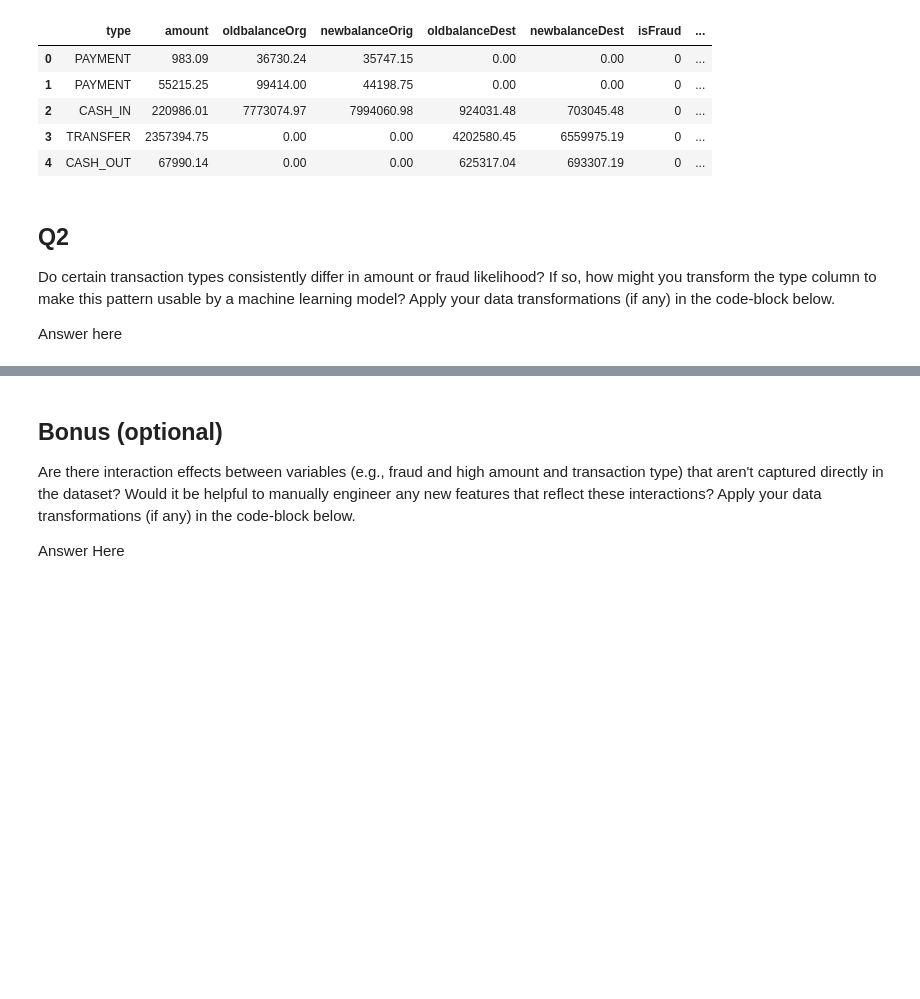
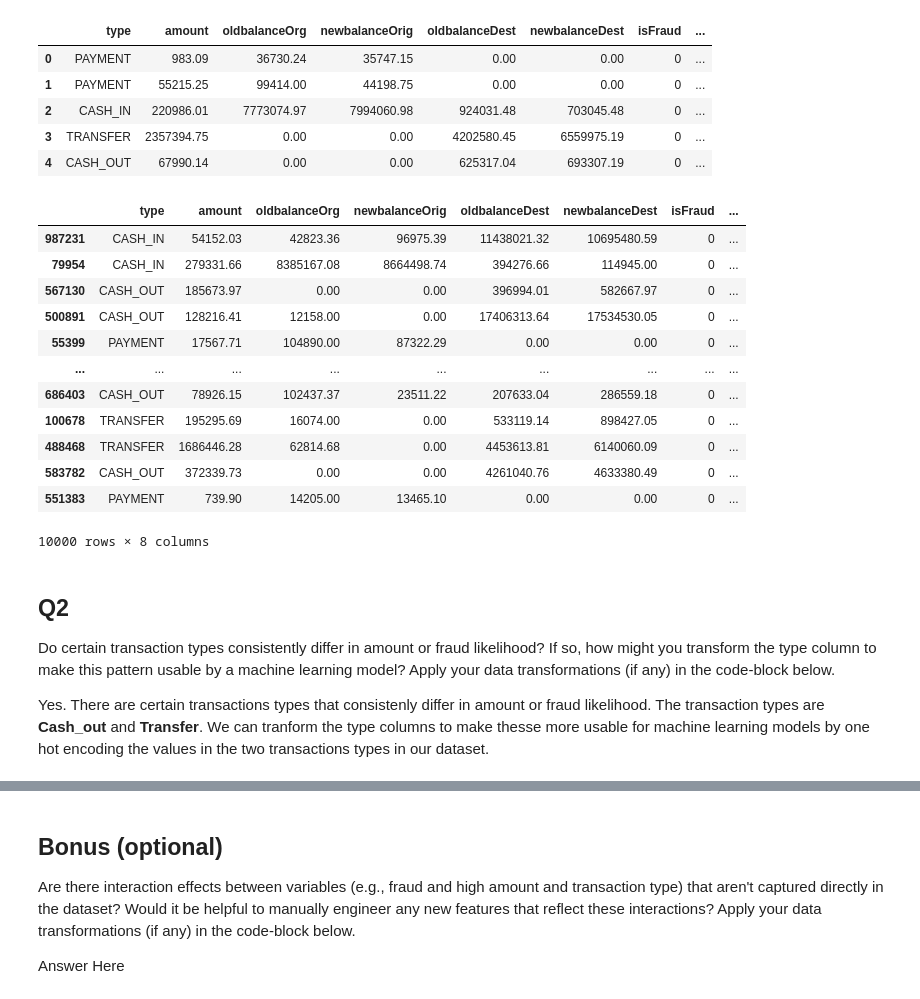
Before and after one commit to dwilliams170/Fraud_Detection_Squad, a Jupyter notebook: notebooks/transform.ipynb, the cells around one changed output, grey strips where cells are left out. Saved outputs shown, nothing was run; the diff lists cells and outputs as text; code cells hidden in the pictures; blank space fills up the shorter version.

```diff
--- a/notebooks/transform.ipynb
+++ b/notebooks/transform.ipynb
@@ -79,9 +90,27 @@ transaction_updated.head()
 | 2 | CASH_IN | 220986.01 | 7773074.97 | 7994060.98 | 924031.48 | 703045.48 | 0 | ... |
 | 3 | TRANSFER | 2357394.75 | 0.00 | 0.00 | 4202580.45 | 6559975.19 | 0 | ... |
 | 4 | CASH_OUT | 67990.14 | 0.00 | 0.00 | 625317.04 | 693307.19 | 0 | ... |
+# %%
+# creates a sample dataset of our originial dataset
+sampled_transactions = transaction_updated.sample(n= 10000, random_state=42)
+sampled_transactions
+# %% [output]
+|  | type | amount | oldbalanceOrg | newbalanceOrig | oldbalanceDest | newbalanceDest | isFraud | ... |
+| 987231 | CASH_IN | 54152.03 | 42823.36 | 96975.39 | 11438021.32 | 10695480.59 | 0 | ... |
+| 79954 | CASH_IN | 279331.66 | 8385167.08 | 8664498.74 | 394276.66 | 114945.00 | 0 | ... |
+| 567130 | CASH_OUT | 185673.97 | 0.00 | 0.00 | 396994.01 | 582667.97 | 0 | ... |
+| 500891 | CASH_OUT | 128216.41 | 12158.00 | 0.00 | 17406313.64 | 17534530.05 | 0 | ... |
+| 55399 | PAYMENT | 17567.71 | 104890.00 | 87322.29 | 0.00 | 0.00 | 0 | ... |
+| ... | ... | ... | ... | ... | ... | ... | ... | ... |
+| 686403 | CASH_OUT | 78926.15 | 102437.37 | 23511.22 | 207633.04 | 286559.18 | 0 | ... |
+| 100678 | TRANSFER | 195295.69 | 16074.00 | 0.00 | 533119.14 | 898427.05 | 0 | ... |
+| 488468 | TRANSFER | 1686446.28 | 62814.68 | 0.00 | 4453613.81 | 6140060.09 | 0 | ... |
+| 583782 | CASH_OUT | 372339.73 | 0.00 | 0.00 | 4261040.76 | 4633380.49 | 0 | ... |
+| 551383 | PAYMENT | 739.90 | 14205.00 | 13465.10 | 0.00 | 0.00 | 0 | ... |
+10000 rows × 8 columns
 # %% [markdown]
 ## Q2
 
 Do certain transaction types consistently differ in amount or fraud likelihood? If so, how might you transform the type column to make this pattern usable by a machine learning model? Apply your data transformations (if any) in the code-block below.
 
-Answer here
+Yes. There are certain transactions types that consistenly differ in amount or fraud likelihood. The transaction types are **Cash_out** and **Transfer**. We can tranform the type columns to make thesse more usable for machine learning models by one hot encoding the values in the two transactions types in our dataset.
```
Also changed, not shown: parts of 9 cells of this notebook, 3 other files.
